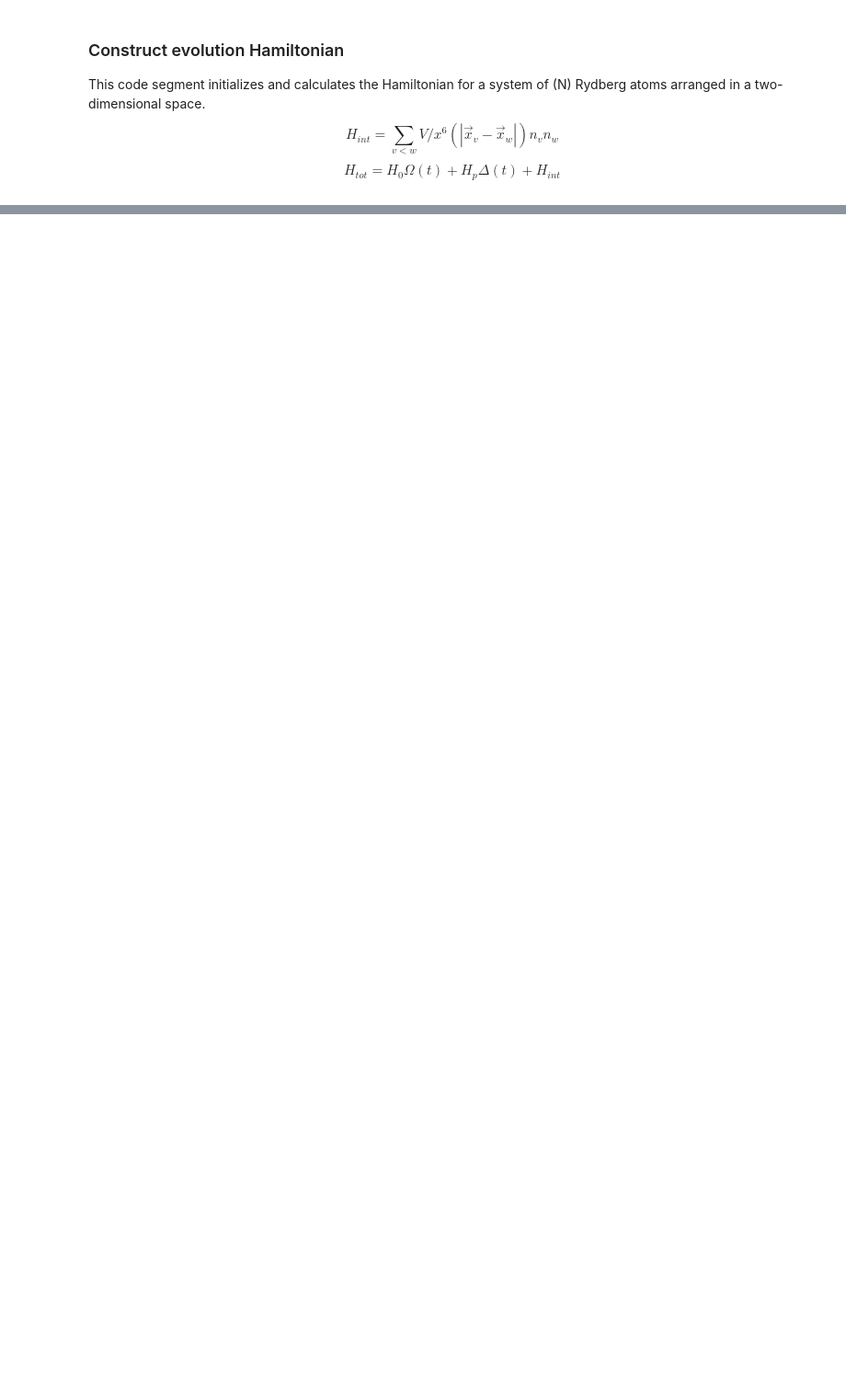
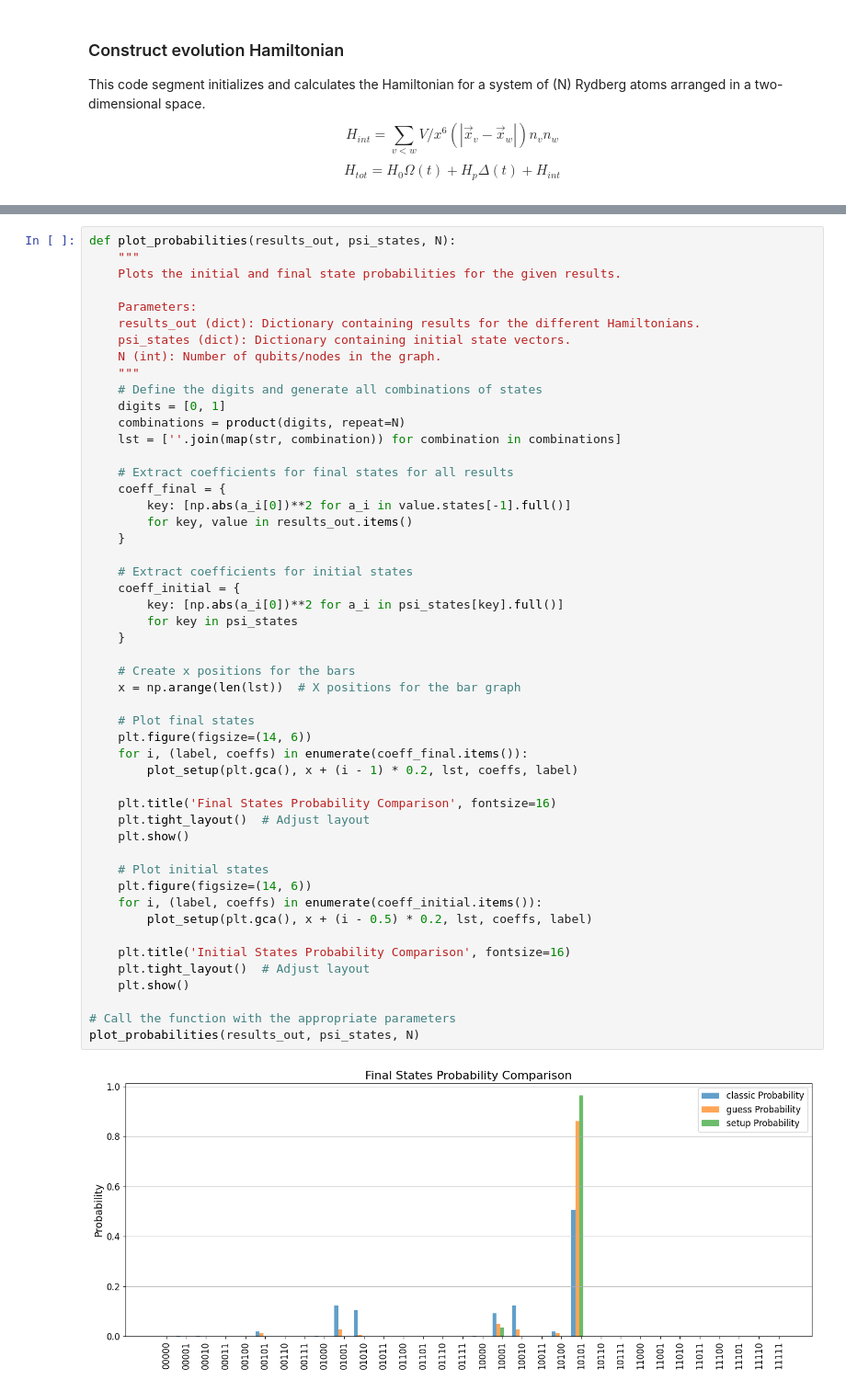
Before and after one commit to Noamcohen11/QCO, a Jupyter notebook: MISSimulations/LubyAlgo.ipynb, the cells around one changed output, grey strips where cells are left out. Shown at 92% size. Saved outputs shown, nothing was run; the diff lists cells and outputs as text; blank space fills up the shorter version.

```diff
--- a/MISSimulations/LubyAlgo.ipynb
+++ b/MISSimulations/LubyAlgo.ipynb
@@ -399,0 +468,52 @@ plt.show()
+# %%
+def plot_probabilities(results_out, psi_states, N):
+    """
+    Plots the initial and final state probabilities for the given results.
+
+    Parameters:
+    results_out (dict): Dictionary containing results for the different Hamiltonians.
+    psi_states (dict): Dictionary containing initial state vectors.
+    N (int): Number of qubits/nodes in the graph.
+    """
+    # Define the digits and generate all combinations of states
+    digits = [0, 1]
+    combinations = product(digits, repeat=N)
+    lst = [''.join(map(str, combination)) for combination in combinations]
+
+    # Extract coefficients for final states for all results
+    coeff_final = {
+        key: [np.abs(a_i[0])**2 for a_i in value.states[-1].full()]
+        for key, value in results_out.items()
+    }
+
+    # Extract coefficients for initial states
+    coeff_initial = {
+        key: [np.abs(a_i[0])**2 for a_i in psi_states[key].full()]
+        for key in psi_states
+    }
+
+    # Create x positions for the bars
+    x = np.arange(len(lst))  # X positions for the bar graph
+
+    # Plot final states
+    plt.figure(figsize=(14, 6))
+    for i, (label, coeffs) in enumerate(coeff_final.items()):
+        plot_setup(plt.gca(), x + (i - 1) * 0.2, lst, coeffs, label)
+
+    plt.title('Final States Probability Comparison', fontsize=16)
+    plt.tight_layout()  # Adjust layout
+    plt.show()
+
+    # Plot initial states
+    plt.figure(figsize=(14, 6))
+    for i, (label, coeffs) in enumerate(coeff_initial.items()):
+        plot_setup(plt.gca(), x + (i - 0.5) * 0.2, lst, coeffs, label)
+
+    plt.title('Initial States Probability Comparison', fontsize=16)
+    plt.tight_layout()  # Adjust layout
+    plt.show()
+
+# Call the function with the appropriate parameters
+plot_probabilities(results_out, psi_states, N)
+# %% [output]
+[figure, added]
```
Also changed, not shown: parts of 23 cells of this notebook, 1 other file.
